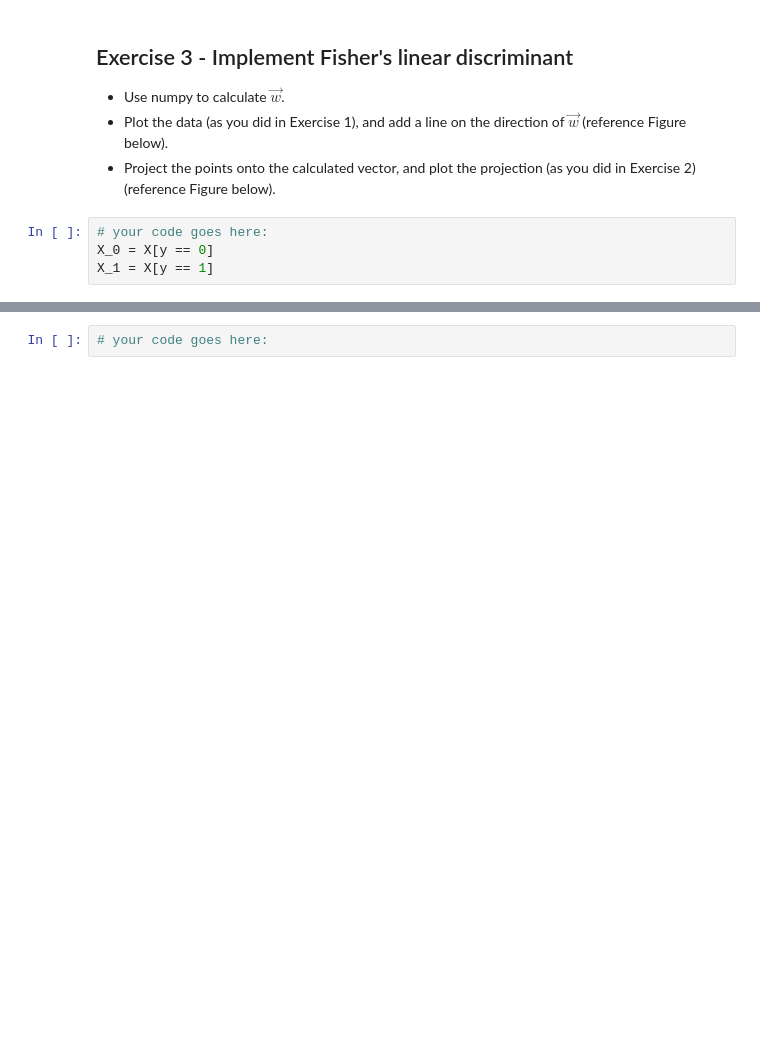
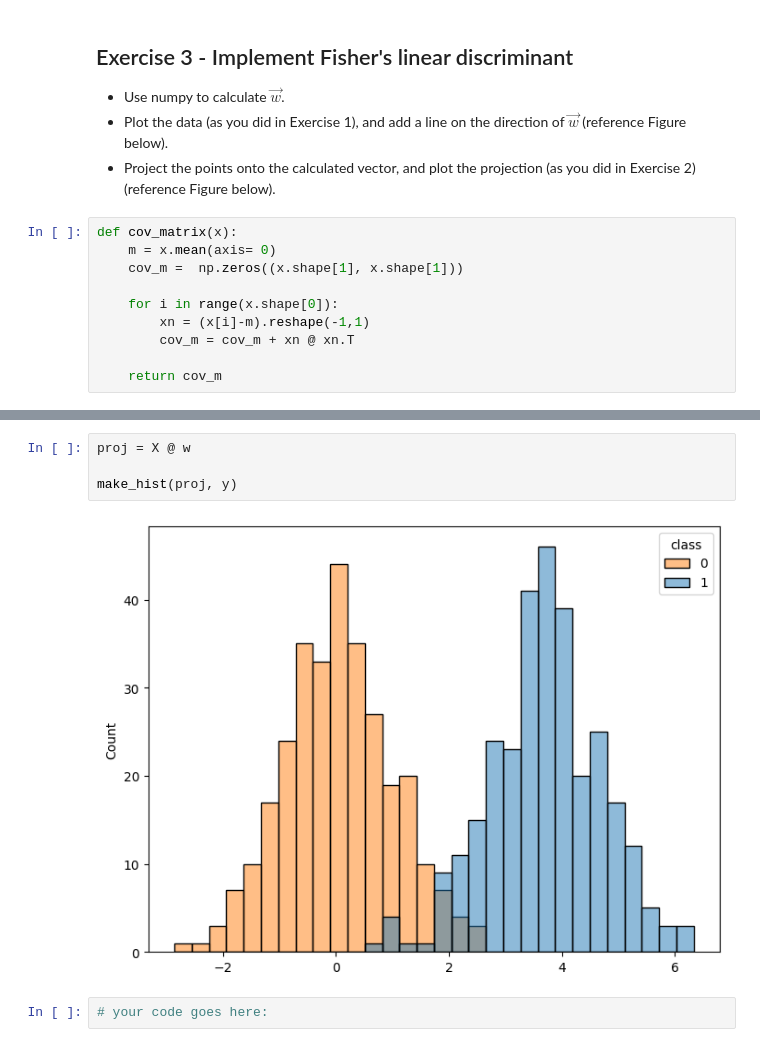
Before and after one commit to davi-dressler/fgv_tacd, a Jupyter notebook: Lab-3/Lab 06 -- Fisher's Discriminant.ipynb, the cells around one changed output, grey strips where cells are left out. Cells and saved outputs as stored; diff of their text form; blank space fills up the shorter version.

```diff
--- a/Lab-3/Lab 06 -- Fisher's Discriminant.ipynb
+++ b/Lab-3/Lab 06 -- Fisher's Discriminant.ipynb
@@ -86,6 +81,12 @@ make_hist(X[:,1], y)
 * Plot the data (as you did in Exercise 1), and add a line on the direction of $\vec{w}$ (reference Figure below).
 * Project the points onto the calculated vector, and plot the projection (as you did in Exercise 2) (reference Figure below).
 # %%
-# your code goes here:
-X_0 = X[y == 0]
-X_1 = X[y == 1]
+def cov_matrix(x):
+    m = x.mean(axis= 0)
+    cov_m =  np.zeros((x.shape[1], x.shape[1]))
+
+    for i in range(x.shape[0]):
+        xn = (x[i]-m).reshape(-1,1)
+        cov_m = cov_m + xn @ xn.T
+
+    return cov_m
@@ -96,3 +140,9 @@ X_1 = X[y == 1]
+# %%
+proj = X @ w
+
+make_hist(proj, y)
+# %% [output]
+[figure, added]
 # %%
 # your code goes here:
 # %% [output]
```
Also changed, not shown: parts of 25 cells of this notebook, 2 other files.
